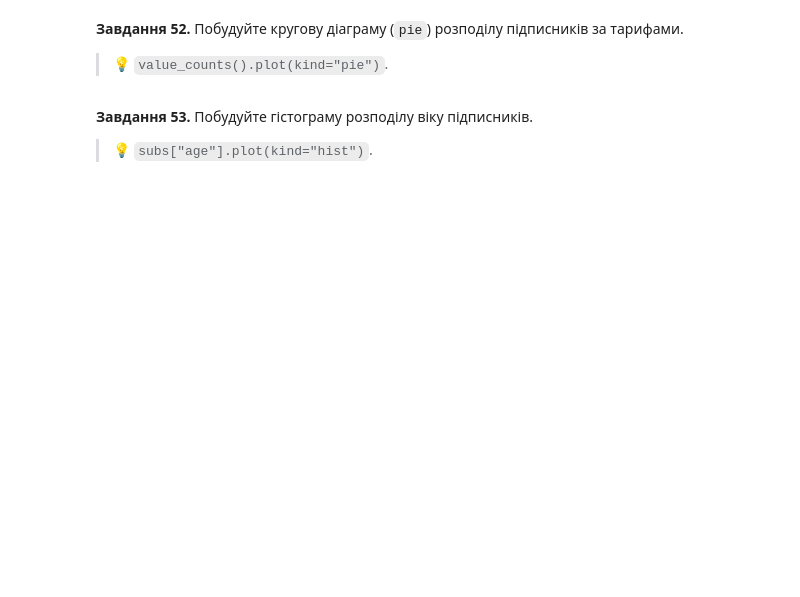
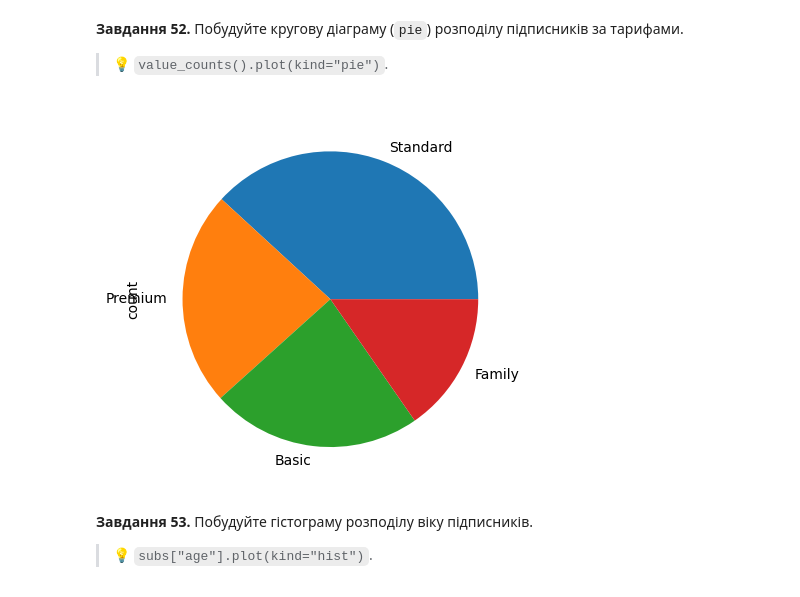
Before and after one commit to Olga-Lyt/DTA-2026, a Jupyter notebook: HW/pandas_viz_practice.ipynb, the cells around one changed output. Saved outputs shown, nothing was run; the diff lists cells and outputs as text; code cells hidden in the pictures; blank space fills up the shorter version.

```diff
--- a/HW/pandas_viz_practice.ipynb
+++ b/HW/pandas_viz_practice.ipynb
@@ -683,3 +940,9 @@ pandas вміє будувати швидкі графіки прямо з да
+# %%
+# Завдання 52:
+subs['plan'].value_counts().plot(kind='pie')
+plt.show()
+# %% [output]
+[figure, added]
 # %% [markdown]
 **Завдання 53.** Побудуйте гістограму розподілу віку підписників.
 
```
Also changed, not shown: parts of 101 cells of this notebook.
